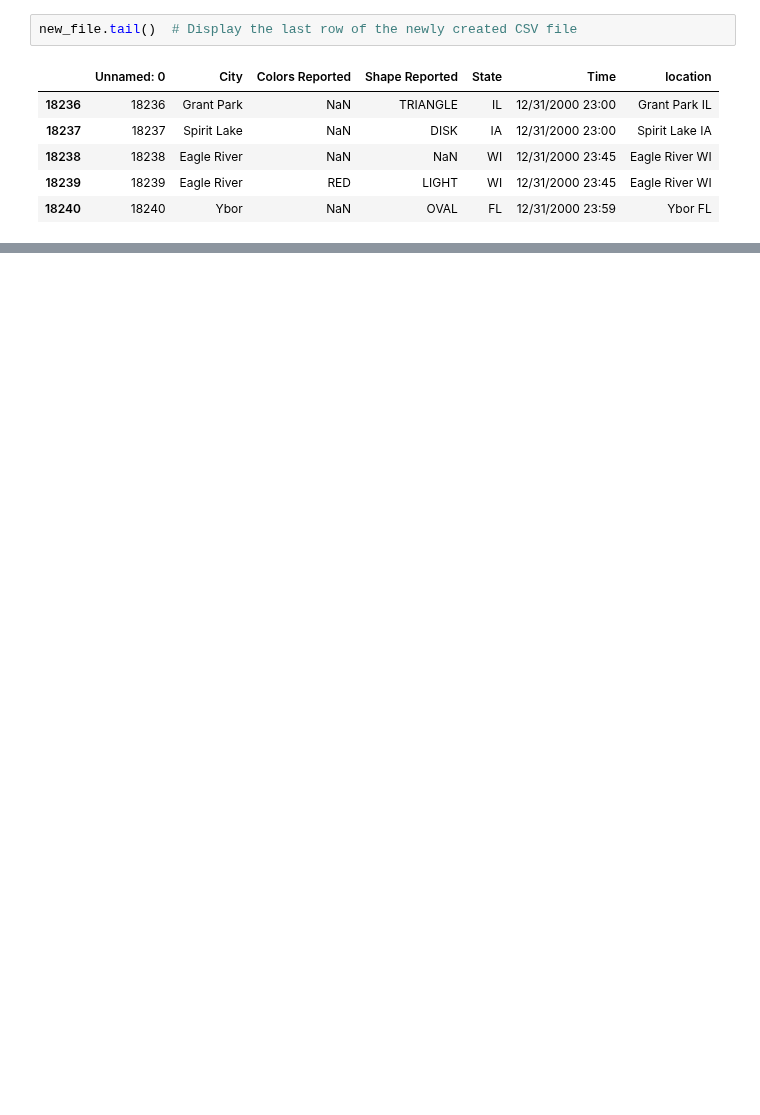
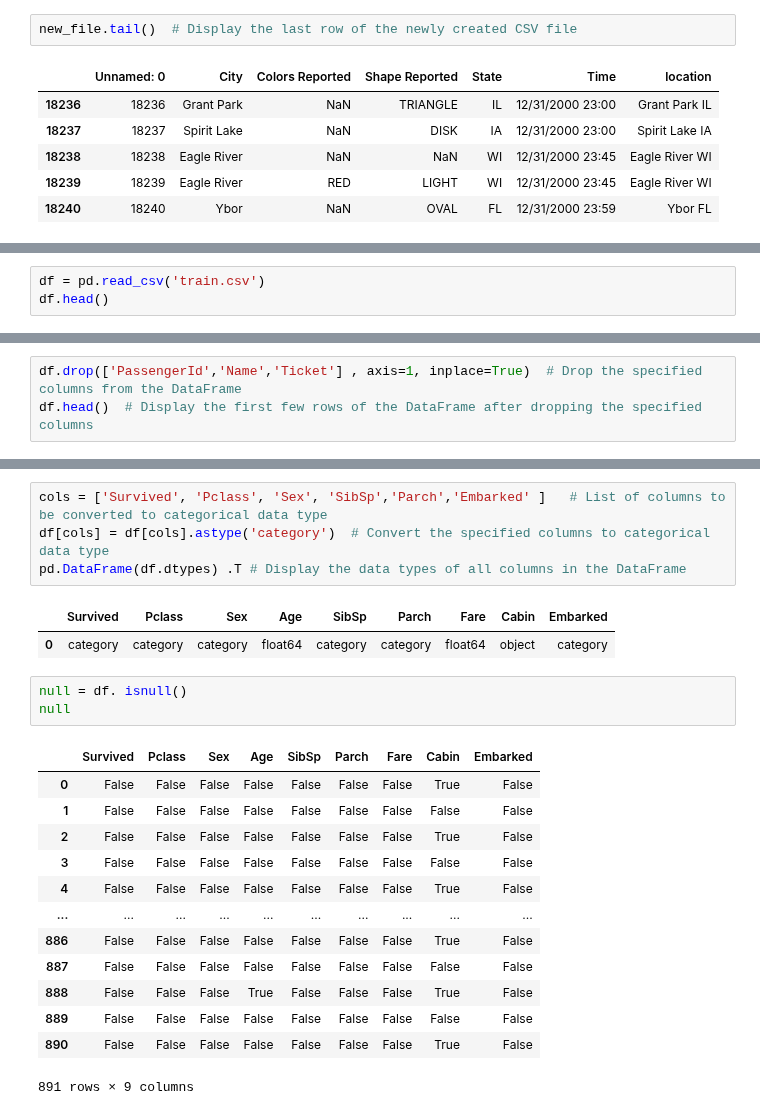
Before and after one commit to MohamedGamal-Ahmed/Ai_Amit_Diploma, a Jupyter notebook: Amit_82.ipynb, the cells around one changed output, grey strips where cells are left out. Saved outputs shown, nothing was run; the diff lists cells and outputs as text; blank space fills up the shorter version.

Commit message:
data

```diff
--- a/Amit_82.ipynb
+++ b/Amit_82.ipynb
@@ -1136,0 +1329,3 @@ new_file.tail()  # Display the last row of the newly created CSV file
+# %%
+df = pd.read_csv('train.csv')
+df.head()
@@ -1136,0 +1339,3 @@ new_file.tail()  # Display the last row of the newly created CSV file
+# %%
+df.drop(['PassengerId','Name','Ticket'] , axis=1, inplace=True)  # Drop the specified columns from the DataFrame
+df.head()  # Display the first few rows of the DataFrame after dropping the specified columns
@@ -1136,0 +1405,24 @@ new_file.tail()  # Display the last row of the newly created CSV file
+# %%
+cols = ['Survived', 'Pclass', 'Sex', 'SibSp','Parch','Embarked' ]   # List of columns to be converted to categorical data type
+df[cols] = df[cols].astype('category')  # Convert the specified columns to categorical data type
+pd.DataFrame(df.dtypes) .T # Display the data types of all columns in the DataFrame
+# %% [output]
+|  | Survived | Pclass | Sex | Age | SibSp | Parch | Fare | Cabin | Embarked |
+| 0 | category | category | category | float64 | category | category | float64 | object | category |
+# %%
+null = df. isnull()
+null
+# %% [output]
+|  | Survived | Pclass | Sex | Age | SibSp | Parch | Fare | Cabin | Embarked |
+| 0 | False | False | False | False | False | False | False | True | False |
+| 1 | False | False | False | False | False | False | False | False | False |
+| 2 | False | False | False | False | False | False | False | True | False |
+| 3 | False | False | False | False | False | False | False | False | False |
+| 4 | False | False | False | False | False | False | False | True | False |
+| ... | ... | ... | ... | ... | ... | ... | ... | ... | ... |
+| 886 | False | False | False | False | False | False | False | True | False |
+| 887 | False | False | False | False | False | False | False | False | False |
+| 888 | False | False | False | True | False | False | False | True | False |
+| 889 | False | False | False | False | False | False | False | False | False |
+| 890 | False | False | False | False | False | False | False | True | False |
+891 rows × 9 columns
```
Also changed, not shown: parts of 29 cells of this notebook, 2 other files.
